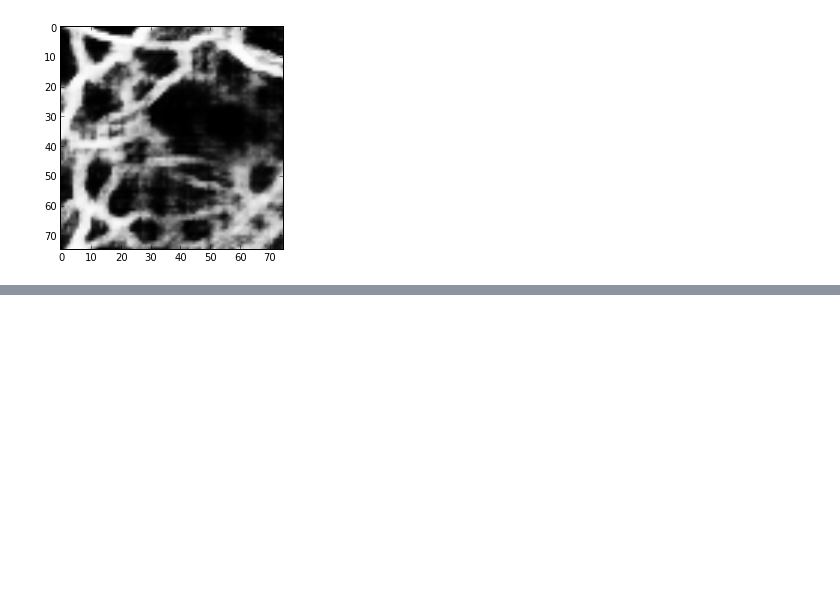
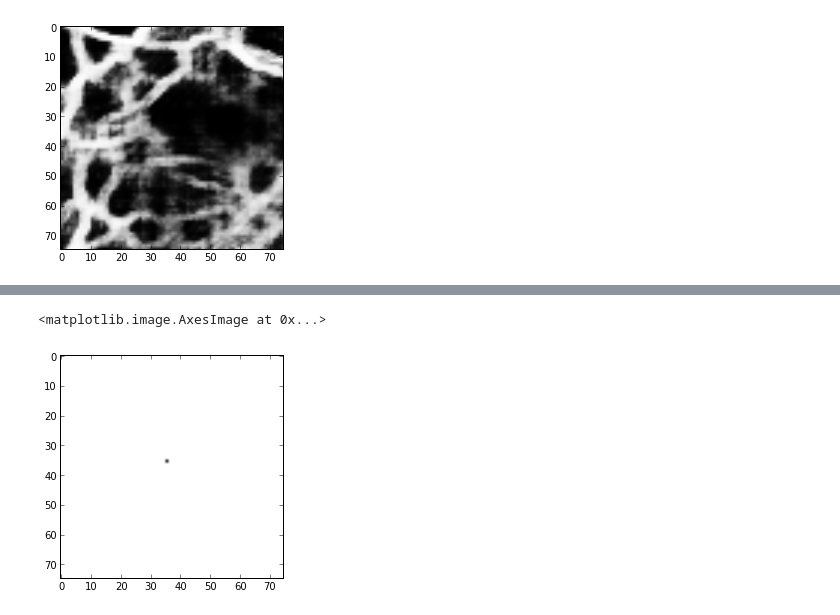
Before and after one commit to VCG/em-quality-metric, a Jupyter notebook: Code/create_merge_splits.ipynb, the cells around one changed output, grey strips where cells are left out. Saved outputs shown, nothing was run; the diff lists cells and outputs as text; code cells hidden in the pictures; blank space fills up the shorter version.

```diff
--- a/Code/create_merge_splits.ipynb
+++ b/Code/create_merge_splits.ipynb
@@ -146,0 +148,5 @@ imshow(ws)
+# %%
+imshow(grad, cmap='gray')
+# %% [output]
+<matplotlib.image.AxesImage at 0x...>
+[figure, added]
```
Also changed, not shown: parts of 3 cells of this notebook, 2 other files.
